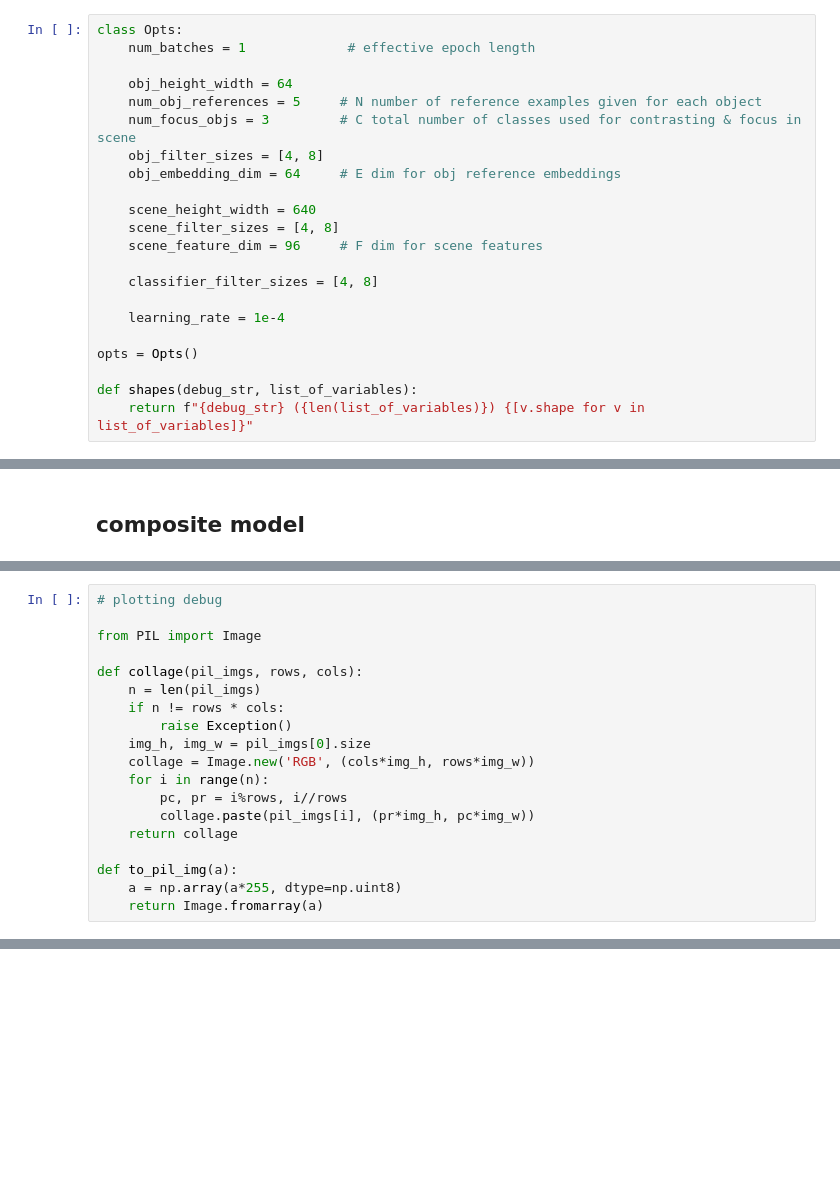
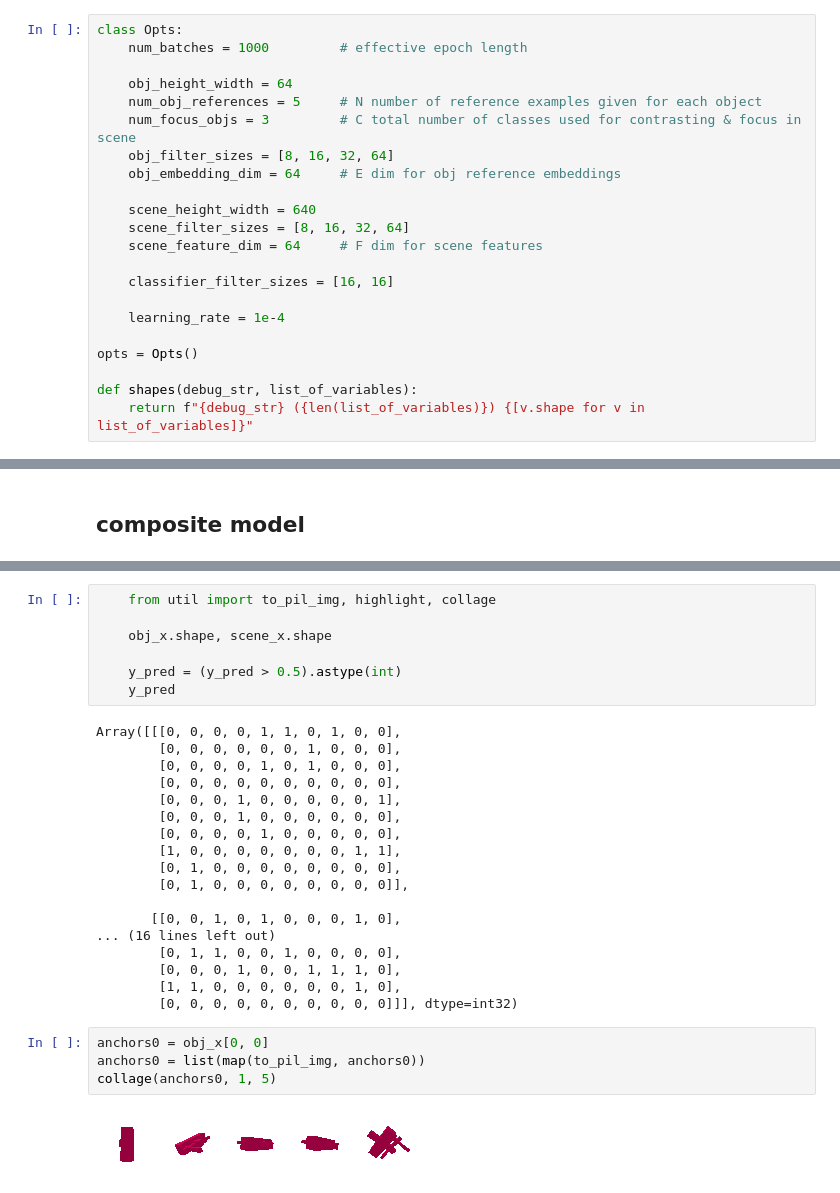
Before and after one commit to matpalm/yolz, a Jupyter notebook: prototype_v3.ipynb, the cells around one changed output, grey strips where cells are left out. Drawn from its saved outputs; the diff is of its cells as text; blank space fills up the shorter version.

```diff
--- a/prototype_v3.ipynb
+++ b/prototype_v3.ipynb
@@ -20,19 +20,19 @@ from data import ObjIdsHelper, ContrastiveExamples, SceneExamples
 from models.models import construct_embedding_model
 # %%
 class Opts:
-    num_batches = 1             # effective epoch length
+    num_batches = 1000         # effective epoch length
 
     obj_height_width = 64
     num_obj_references = 5     # N number of reference examples given for each object
     num_focus_objs = 3         # C total number of classes used for contrasting & focus in scene
-    obj_filter_sizes = [4, 8]
+    obj_filter_sizes = [8, 16, 32, 64]
     obj_embedding_dim = 64     # E dim for obj reference embeddings
 
     scene_height_width = 640
-    scene_filter_sizes = [4, 8]
-    scene_feature_dim = 96     # F dim for scene features
+    scene_filter_sizes = [8, 16, 32, 64]
+    scene_feature_dim = 64     # F dim for scene features
 
-    classifier_filter_sizes = [4, 8]
+    classifier_filter_sizes = [16, 16]
 
     learning_rate = 1e-4
 
@@ -478,19 +441,0 @@ y_pred.shape
-# %%
-# plotting debug
-
-from PIL import Image
-
-def collage(pil_imgs, rows, cols):
-    n = len(pil_imgs)
-    if n != rows * cols:
-        raise Exception()
-    img_h, img_w = pil_imgs[0].size
-    collage = Image.new('RGB', (cols*img_h, rows*img_w))
-    for i in range(n):
-        pc, pr = i%rows, i//rows
-        collage.paste(pil_imgs[i], (pr*img_h, pc*img_w))
-    return collage
-
-def to_pil_img(a):
-    a = np.array(a*255, dtype=np.uint8)
-    return Image.fromarray(a)
@@ -648,0 +494,31 @@ next we get things working on a batch of these examples
+# %%
+    from util import to_pil_img, highlight, collage
+
+    obj_x.shape, scene_x.shape
+
+    y_pred = (y_pred > 0.5).astype(int)
+    y_pred
+# %% [output]
+Array([[[0, 0, 0, 0, 1, 1, 0, 1, 0, 0],
+        [0, 0, 0, 0, 0, 0, 1, 0, 0, 0],
+        [0, 0, 0, 0, 1, 0, 1, 0, 0, 0],
+        [0, 0, 0, 0, 0, 0, 0, 0, 0, 0],
+        [0, 0, 0, 1, 0, 0, 0, 0, 0, 1],
+        [0, 0, 0, 1, 0, 0, 0, 0, 0, 0],
+        [0, 0, 0, 0, 1, 0, 0, 0, 0, 0],
+        [1, 0, 0, 0, 0, 0, 0, 0, 1, 1],
+        [0, 1, 0, 0, 0, 0, 0, 0, 0, 0],
+        [0, 1, 0, 0, 0, 0, 0, 0, 0, 0]],
+
+       [[0, 0, 1, 0, 1, 0, 0, 0, 1, 0],
+... (16 lines left out)
+        [0, 1, 1, 0, 0, 1, 0, 0, 0, 0],
+        [0, 0, 0, 1, 0, 0, 1, 1, 1, 0],
+        [1, 1, 0, 0, 0, 0, 0, 0, 1, 0],
+        [0, 0, 0, 0, 0, 0, 0, 0, 0, 0]]], dtype=int32)
+# %%
+anchors0 = obj_x[0, 0]
+anchors0 = list(map(to_pil_img, anchors0))
+collage(anchors0, 1, 5)
+# %% [output]
+[figure, added]
```
Also changed, not shown: parts of 22 cells of this notebook, 4 other files.
